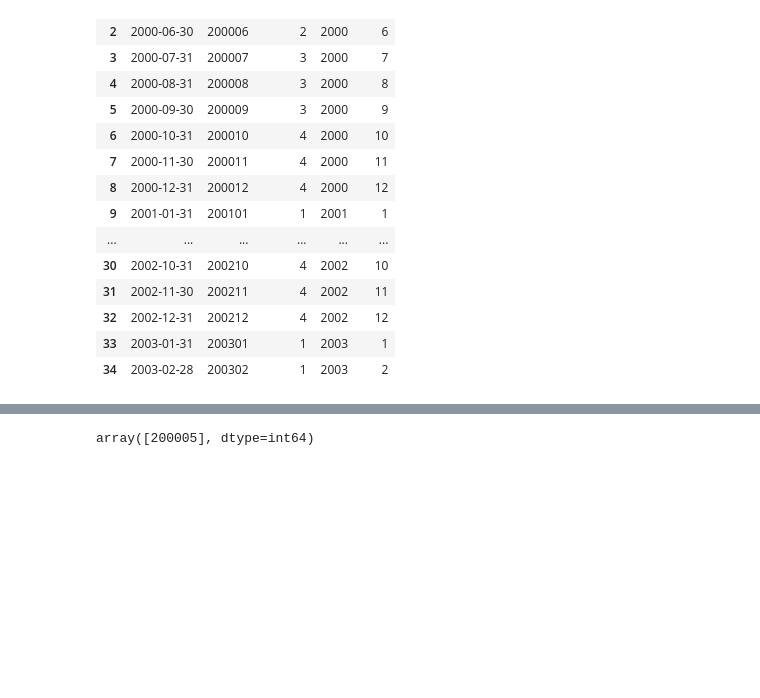
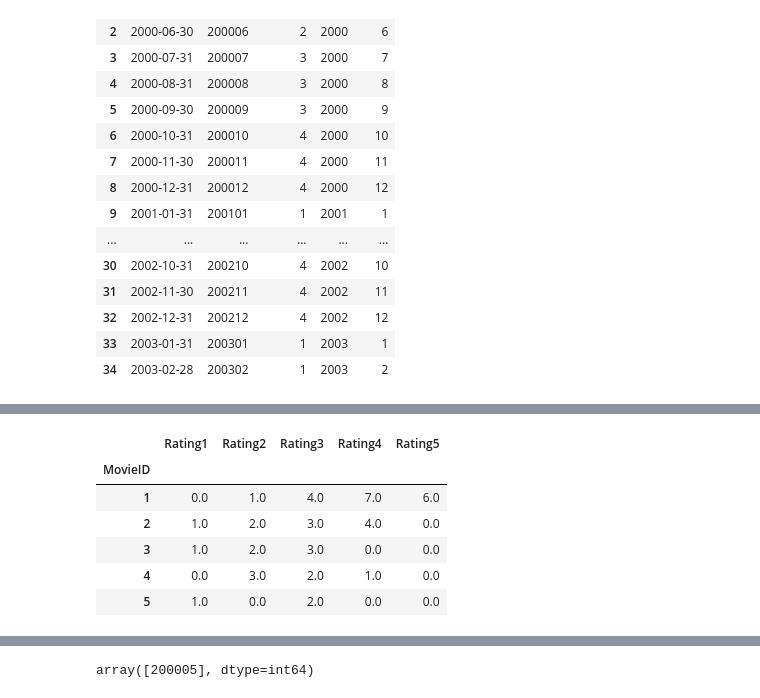
Before and after one commit to Sandutta2020/Monthly_top_movie_report, a Jupyter notebook: analysis/Exploratory_Analysis.ipynb, the cells around one changed output, grey strips where cells are left out. Saved outputs shown, nothing was run; the diff lists cells and outputs as text; code cells hidden in the pictures; blank space fills up the shorter version.

```diff
--- a/analysis/Exploratory_Analysis.ipynb
+++ b/analysis/Exploratory_Analysis.ipynb
@@ -464,0 +470,13 @@ cur = conn.cursor()
+# %%
+df_pivot =pd.pivot_table(df_details, index='MovieID',columns='Rating', aggfunc='count')
+df_pivot.fillna(0,inplace=True)
+df_pivot.columns =["Rating1","Rating2","Rating3","Rating4","Rating5"]
+df_pivot.head()
+# %% [output]
+|  | Rating1 | Rating2 | Rating3 | Rating4 | Rating5 |
+| MovieID |  |  |  |  |  |
+| 1 | 0.0 | 1.0 | 4.0 | 7.0 | 6.0 |
+| 2 | 1.0 | 2.0 | 3.0 | 4.0 | 0.0 |
+| 3 | 1.0 | 2.0 | 3.0 | 0.0 | 0.0 |
+| 4 | 0.0 | 3.0 | 2.0 | 1.0 | 0.0 |
+| 5 | 1.0 | 0.0 | 2.0 | 0.0 | 0.0 |
```
Also changed, not shown: parts of 12 cells of this notebook, 2 other files.
